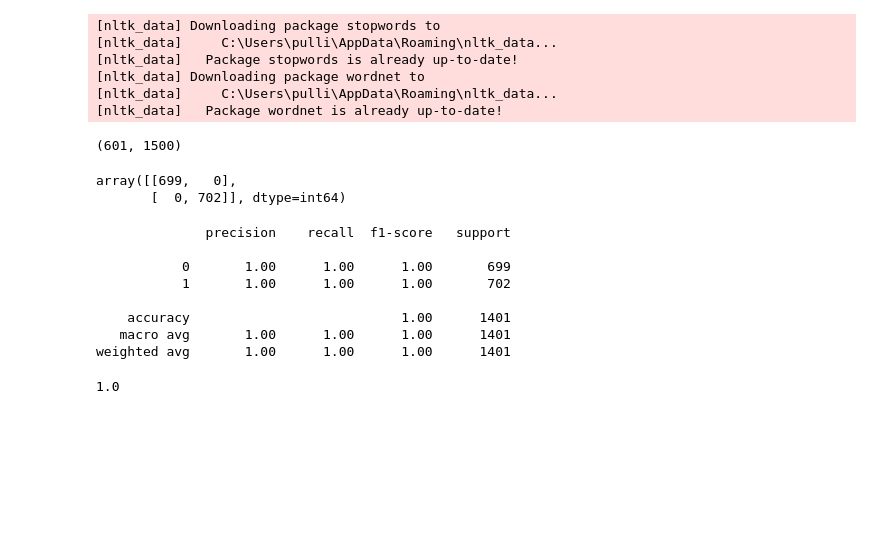
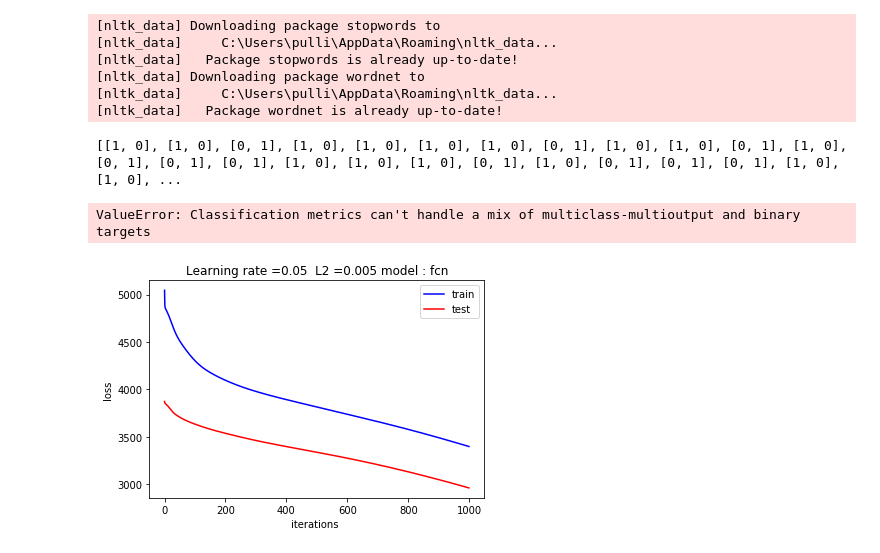
Before and after one commit to YoungsooNa/ML, a Jupyter notebook: Assignment_11/Assignment11.ipynb, the cells around one changed output. Cells and saved outputs as stored; diff of their text form; code cells hidden in the pictures; blank space fills up the shorter version.

Commit message:
ready to trained

```diff
--- a/Assignment_11/Assignment11.ipynb
+++ b/Assignment_11/Assignment11.ipynb
@@ -158,7 +177,7 @@ class FCN:
 
             loss = torch.sum(-y*torch.log(a))
 
-            z_v = self.forpass(x_val)
+            z_v = self.forpass(val_x)
             a_v = softmax(z_v)
             a_v = torch.clamp(a_v, min=1e-10, max=1-1e-10)
 
@@ -188,6 +207,11 @@ class FCN:
         self.last_saved_time = int(time.time())
         self.save_model(self.epochs+self.starting, f"{self.model_name}_{self.last_saved_time}_{self.epochs+self.starting}_{np.max(self.val_acc_log):>.8}"  + ".pt")
 
+    def predict(self,x):
+        z = self.forpass(x)
+        a = softmax(z)
+
+        return torch.argmax(a, axis=1)
 
     def save_model(self, epoch, name):
         torch.save({
@@ -247,19 +271,29 @@ def draw_err(fcn, save=False, name='',show=True):
             plt.cla()
         if show:
             plt.show()
+# %%
+device = 'cuda' if torch.cuda.is_available() else 'cpu'
+
+x_train_t = torch.Tensor(X_train).to(device)
+y_train_t = torch.Tensor(y_train).to(device)
+
+x_test_t = torch.Tensor(X_test).to(device)
+y_test_t = torch.Tensor(y_test).to(device)
 # %%
 simple = [1500, 750, 100, 2]
-n1 = FCN(simple, epochs=100, l2=0.005, lr = 0.05)
-n1.fit(X_train, y_train, X_test, y_test)
+n1 = FCN(simple, epochs=1000, l2=0.005, lr = 0.05)
+n1.fit(x_train_t.T, y_train_t, x_test_t.T , y_test_t )
 # %%
-def train_classifier(X_train, y_train):
+y_pred_test_t = n1.predict(x_test_t.T).cpu()
+y_pred_train_t = n1.predict(x_train_t.T).cpu()
 
 
-classifier = train_classifier(X_train, y_train)
-y_pred_test = classifier.predict(X_test)
-y_pred_train = classifier.predict(X_train)
+y_pred_test = [y.item() for y in y_pred_test_t]
+y_pred_train = [y.item() for y in y_pred_train_t]
 
-from sklearn.metrics import classification_report, confusion_matrix, accuracy_score
+y_pred_test = np.asarray(y_pred_test) == 1
+y_pred_train = np.asarray(y_pred_train) == 1
+
 
 print(confusion_matrix(y_train,y_pred_train))
 print(classification_report(y_train,y_pred_train))
@@ -267,29 +301,11 @@ print(accuracy_score(y_train, y_pred_train))
 
 print(confusion_matrix(y_test,y_pred_test))
 print(classification_report(y_test,y_pred_test))
-print(accuracy_score(y_test, y_pred_test)
+print(accuracy_score(y_test, y_pred_test))
+# %% [output]
+[[1, 0], [1, 0], [0, 1], [1, 0], [1, 0], [1, 0], [1, 0], [0, 1], [1, 0], [1, 0], [0, 1], [1, 0], [0, 1], [0, 1], [0, 1], [1, 0], [1, 0], [1, 0], [0, 1], [1, 0], [0, 1], [0, 1], [0, 1], [1, 0], [1, 0], ...
+ValueError: Classification metrics can't handle a mix of multiclass-multioutput and binary targets
-# %%
-print(X_test.shape)
-# %% [output]
-(601, 1500)
-# %%
-from sklearn.metrics import classification_report, confusion_matrix, accuracy_score
-confusion_matrix(y_train,y_train)
-# %% [output]
-array([[699,   0],
-       [  0, 702]], dtype=int64)
-# %%
-print(classification_report(y_train,y_train))
-# %% [output]
-              precision    recall  f1-score   support
-
-           0       1.00      1.00      1.00       699
-           1       1.00      1.00      1.00       702
-
-    accuracy                           1.00      1401
-   macro avg       1.00      1.00      1.00      1401
-weighted avg       1.00      1.00      1.00      1401
-# %%
-accuracy_score(y_train, y_train)
-# %% [output]
-1.0
+# %%
+draw_err(n1)
+# %% [output]
+[figure, added]
```
Also changed, not shown: parts of 1 cell of this notebook.
